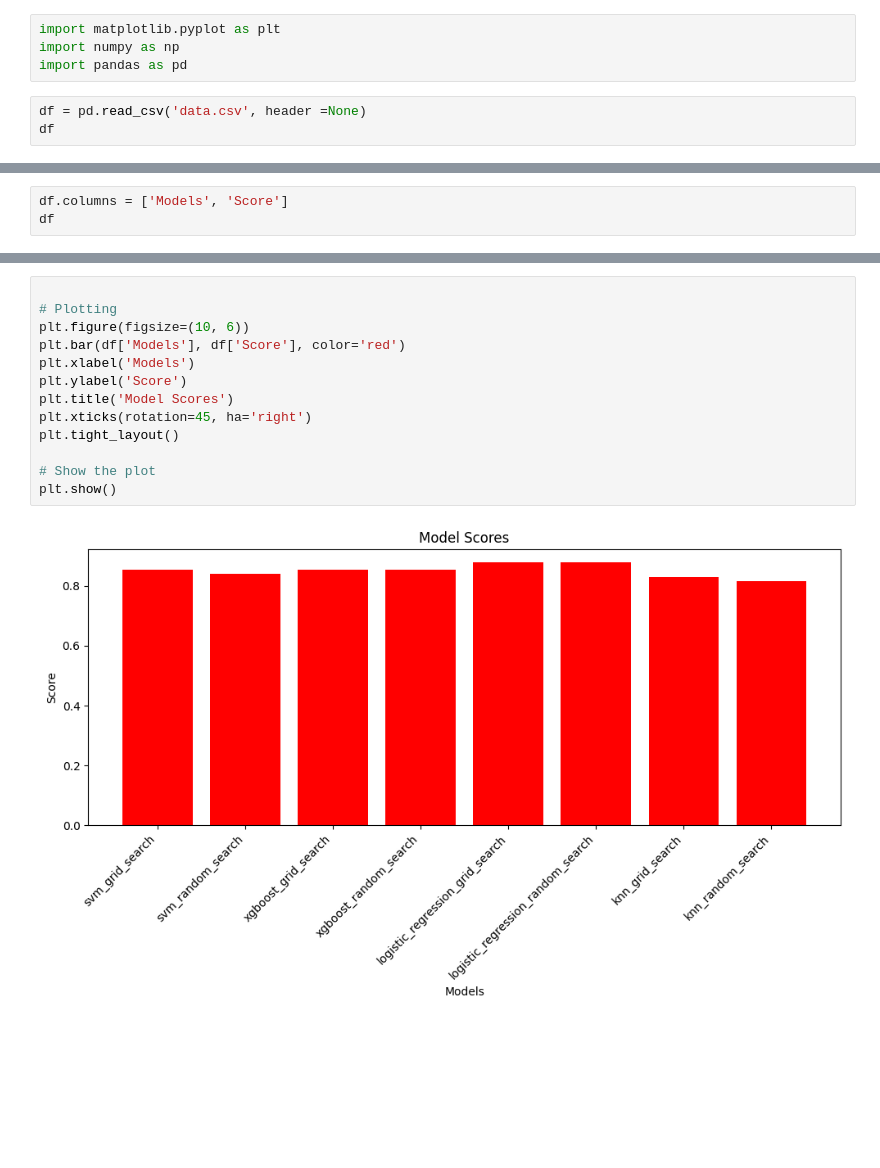
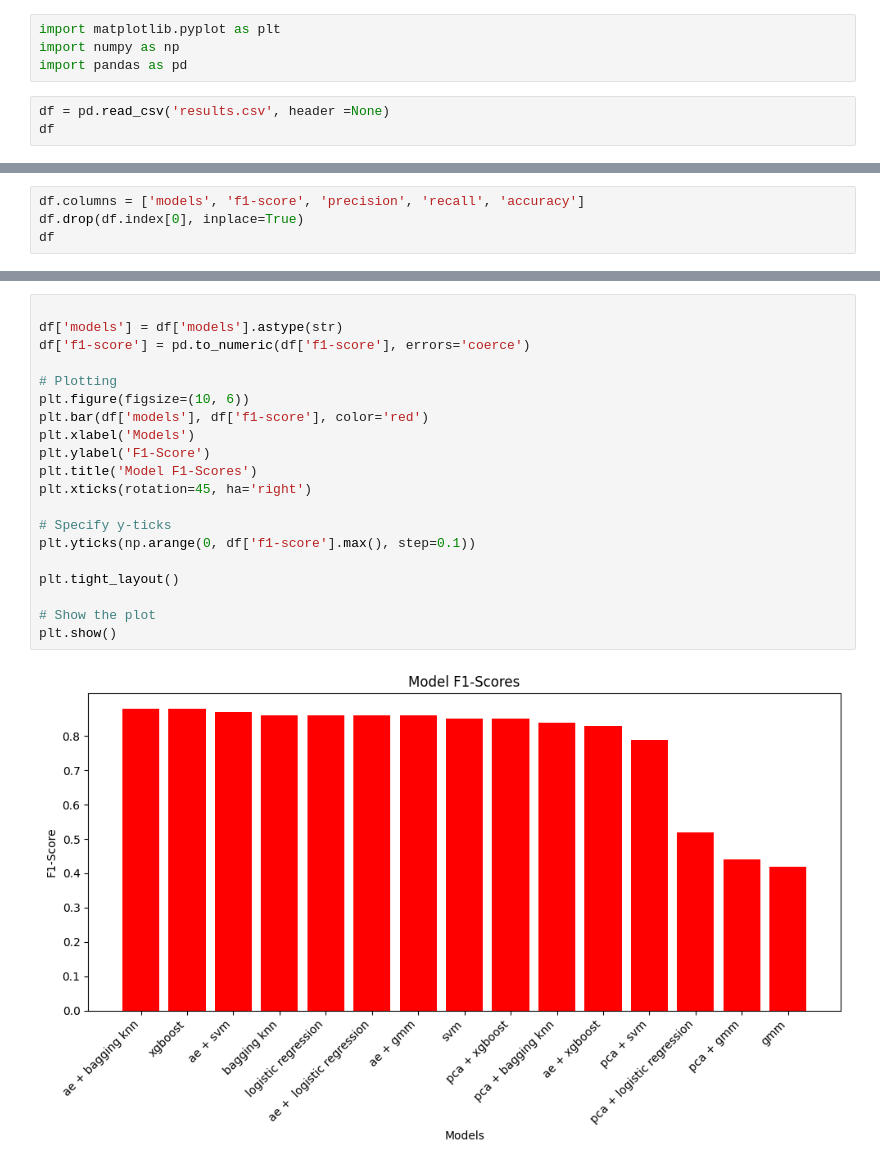
Before and after one commit to jainaryan/stds-in-females, a Jupyter notebook: visualization.ipynb, the cells around one changed output, grey strips where cells are left out. Drawn from its saved outputs; the diff is of its cells as text; blank space fills up the shorter version.

```diff
--- a/visualization.ipynb
+++ b/visualization.ipynb
@@ -3,6 +3,6 @@ import matplotlib.pyplot as plt
 import numpy as np
 import pandas as pd
 # %%
-df = pd.read_csv('data.csv', header =None)
+df = pd.read_csv('results.csv', header =None)
 df
 # %% [output]
@@ -18,3 +25,0 @@ df
-# %%
-df.columns = ['Models', 'Score']
-df
@@ -30,0 +26,4 @@ df
+# %%
+df.columns = ['models', 'f1-score', 'precision', 'recall', 'accuracy']
+df.drop(df.index[0], inplace=True)
+df
@@ -31,15 +47,22 @@ df
 # %%
+
+df['models'] = df['models'].astype(str)
+df['f1-score'] = pd.to_numeric(df['f1-score'], errors='coerce')
 
 # Plotting
 plt.figure(figsize=(10, 6))
-plt.bar(df['Models'], df['Score'], color='red')
+plt.bar(df['models'], df['f1-score'], color='red')
 plt.xlabel('Models')
-plt.ylabel('Score')
-plt.title('Model Scores')
+plt.ylabel('F1-Score')
+plt.title('Model F1-Scores')
 plt.xticks(rotation=45, ha='right')
+
+# Specify y-ticks
+plt.yticks(np.arange(0, df['f1-score'].max(), step=0.1))
+
 plt.tight_layout()
 
 # Show the plot
 plt.show()
 # %% [output]
-[figure, old version]
+[figure, new version]
```
Also changed, not shown: parts of 6 cells of this notebook, 6 other files.
